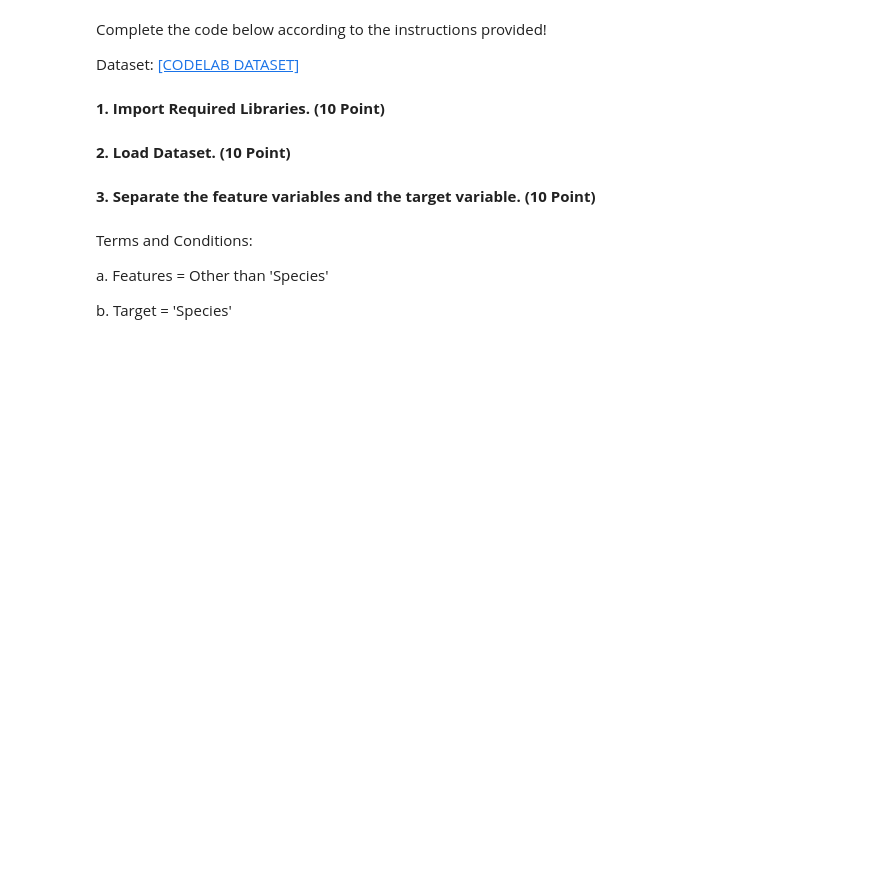
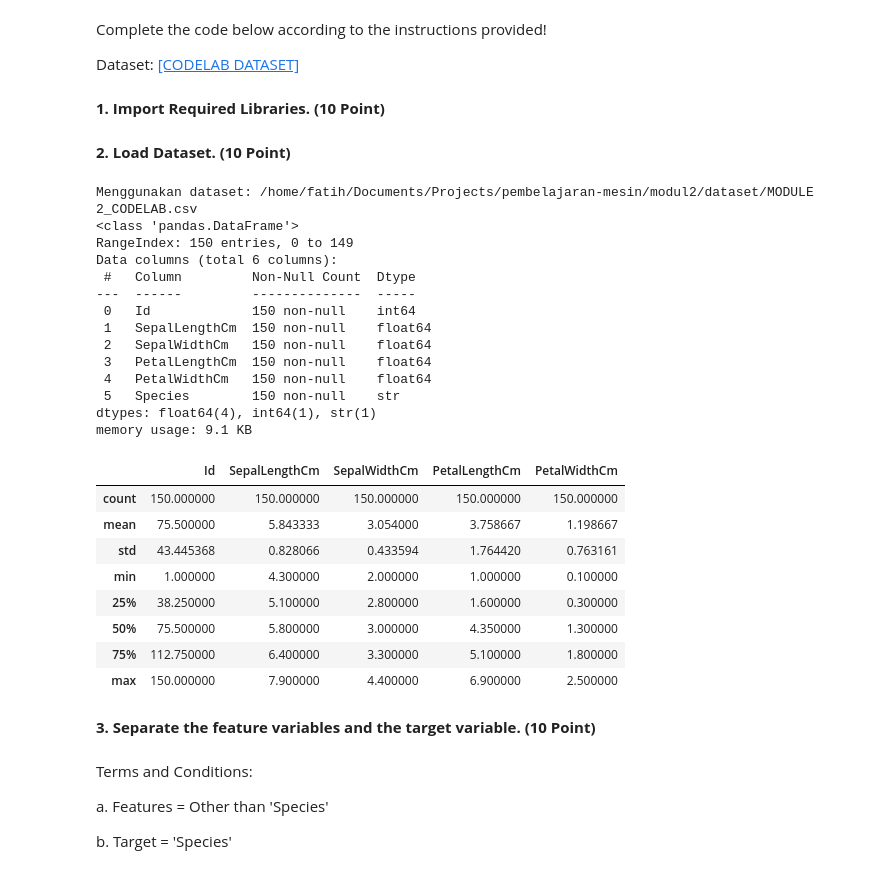
Before and after one commit to FatihHDR/machine-learning, a Jupyter notebook: modul2/MODULE_2_MACHINE_LEARNING_TEXT_CLASSIFICATION.ipynb, the cells around one changed output. Saved outputs shown, nothing was run; the diff lists cells and outputs as text; code cells hidden in the pictures; blank space fills up the shorter version.

```diff
--- a/modul2/MODULE_2_MACHINE_LEARNING_TEXT_CLASSIFICATION.ipynb
+++ b/modul2/MODULE_2_MACHINE_LEARNING_TEXT_CLASSIFICATION.ipynb
@@ -331,3 +322,48 @@ df...
+# %%
+import os
+
+# Cari file dataset dari beberapa kemungkinan lokasi, supaya tidak bergantung
+# pada working directory kernel (modul2/ atau root project).
+kandidat = ['dataset/MODULE 2_CODELAB.csv', 'modul2/dataset/MODULE 2_CODELAB.csv']
+DATASET_PATH = next((p for p in kandidat if os.path.exists(p)), None)
+if DATASET_PATH is None:
+    raise FileNotFoundError('MODULE 2_CODELAB.csv tidak ditemukan di folder dataset')
+print('Menggunakan dataset:', os.path.abspath(DATASET_PATH))
+
+df = pd.read_csv(DATASET_PATH)
+
+# Tampilkan 10 data awal
+df.head(10)
+
+# Tampilkan informasi ringkas data
+df.info()
+
+# Tampilkan statistik deskriptif data
+df.describe()
+# %% [output]
+Menggunakan dataset: /home/fatih/Documents/Projects/pembelajaran-mesin/modul2/dataset/MODULE 2_CODELAB.csv
+<class 'pandas.DataFrame'>
+RangeIndex: 150 entries, 0 to 149
+Data columns (total 6 columns):
+ #   Column         Non-Null Count  Dtype
+---  ------         --------------  -----
+ 0   Id             150 non-null    int64
+ 1   SepalLengthCm  150 non-null    float64
+ 2   SepalWidthCm   150 non-null    float64
+ 3   PetalLengthCm  150 non-null    float64
+ 4   PetalWidthCm   150 non-null    float64
+ 5   Species        150 non-null    str
+dtypes: float64(4), int64(1), str(1)
+memory usage: 9.1 KB
+|  | Id | SepalLengthCm | SepalWidthCm | PetalLengthCm | PetalWidthCm |
+| count | 150.000000 | 150.000000 | 150.000000 | 150.000000 | 150.000000 |
+| mean | 75.500000 | 5.843333 | 3.054000 | 3.758667 | 1.198667 |
+| std | 43.445368 | 0.828066 | 0.433594 | 1.764420 | 0.763161 |
+| min | 1.000000 | 4.300000 | 2.000000 | 1.000000 | 0.100000 |
+| 25% | 38.250000 | 5.100000 | 2.800000 | 1.600000 | 0.300000 |
+| 50% | 75.500000 | 5.800000 | 3.000000 | 4.350000 | 1.300000 |
+| 75% | 112.750000 | 6.400000 | 3.300000 | 5.100000 | 1.800000 |
+| max | 150.000000 | 7.900000 | 4.400000 | 6.900000 | 2.500000 |
 # %% [markdown]
 **3. Separate the feature variables and the target variable. (10 Point)**
 # %% [markdown]
```
Also changed, not shown: parts of 13 cells of this notebook, 1 other file.
